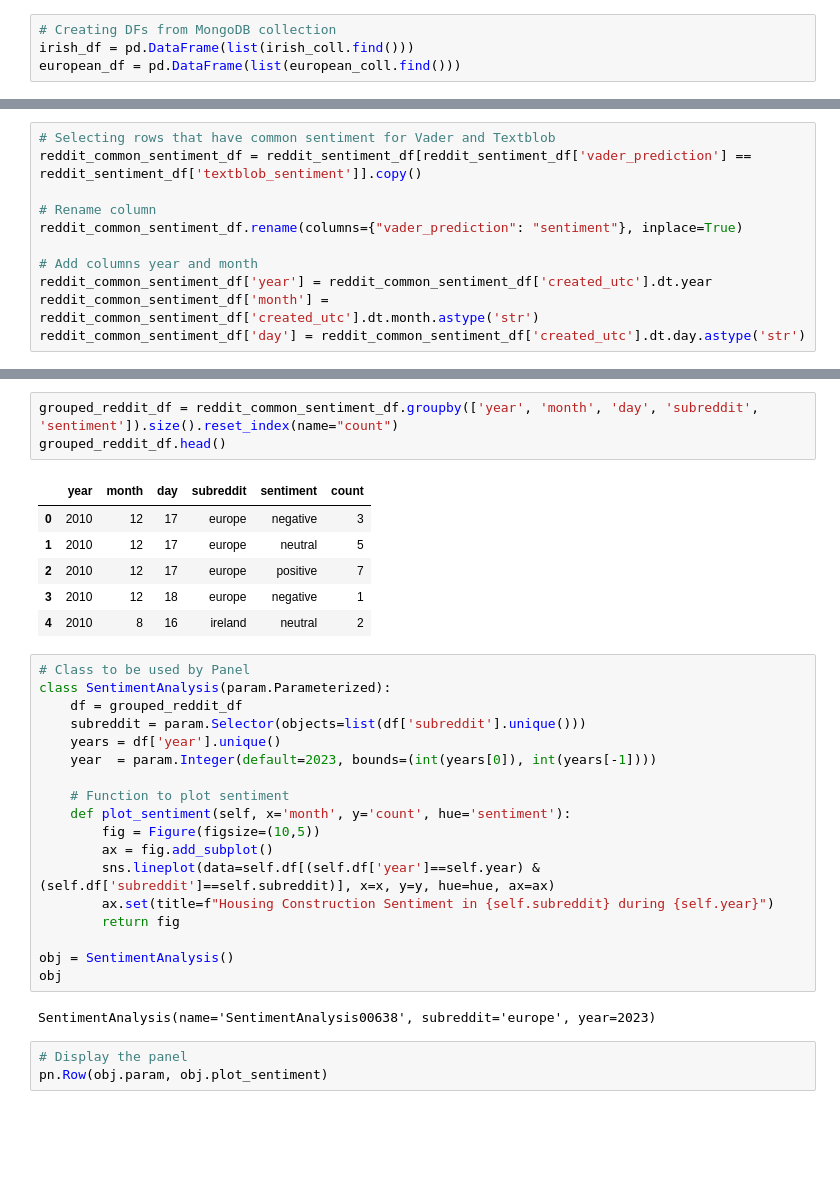
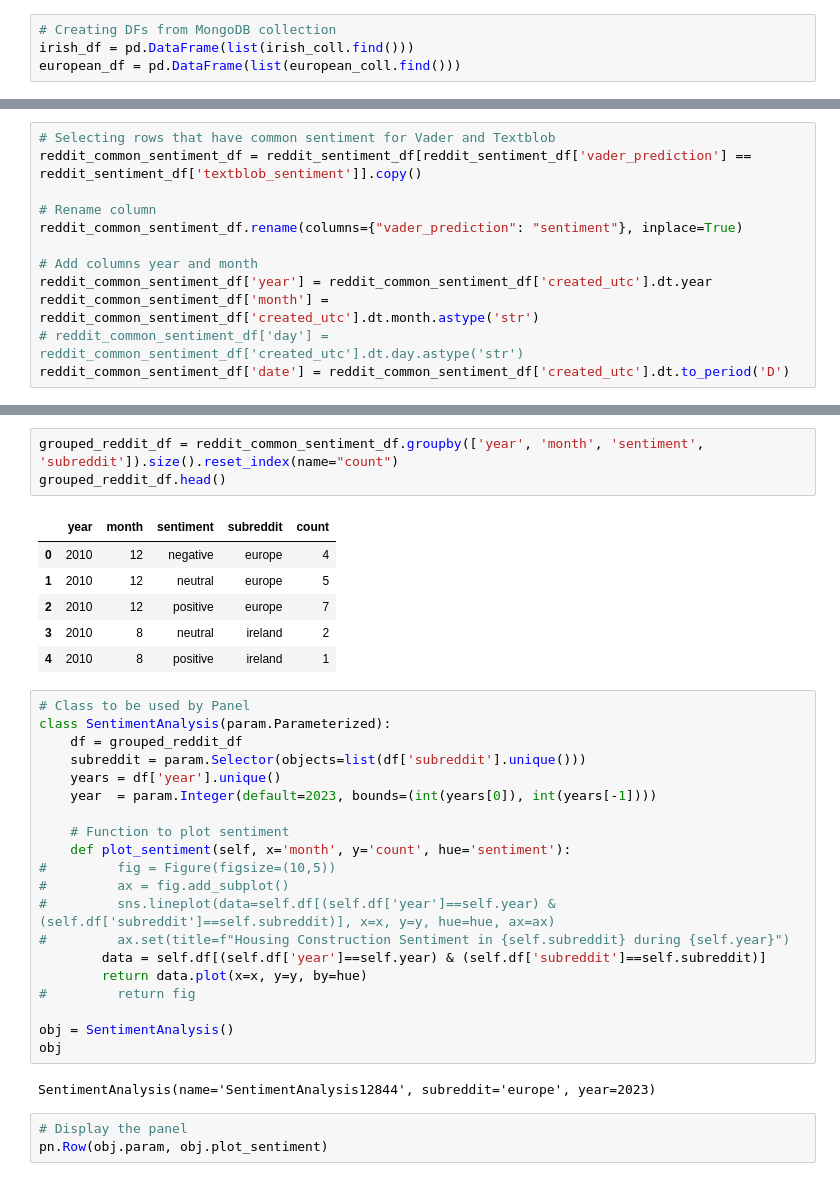
Before and after one commit to sbs23010/msc-da-sem1-ca2, a Jupyter notebook: sentiment-analysis.ipynb, the cells around one changed output, grey strips where cells are left out. Drawn from its saved outputs; the diff is of its cells as text; blank space fills up the shorter version.

```diff
--- a/sentiment-analysis.ipynb
+++ b/sentiment-analysis.ipynb
@@ -468,7 +470,8 @@ reddit_common_sentiment_df.rename(columns={"vader_prediction": "sentiment"}, inp
 # Add columns year and month
 reddit_common_sentiment_df['year'] = reddit_common_sentiment_df['created_utc'].dt.year
 reddit_common_sentiment_df['month'] = reddit_common_sentiment_df['created_utc'].dt.month.astype('str')
-reddit_common_sentiment_df['day'] = reddit_common_sentiment_df['created_utc'].dt.day.astype('str')
+# reddit_common_sentiment_df['day'] = reddit_common_sentiment_df['created_utc'].dt.day.astype('str')
+reddit_common_sentiment_df['date'] = reddit_common_sentiment_df['created_utc'].dt.to_period('D')
 # %%
 grouped_reddit_df = reddit_common_sentiment_df.groupby(['year', 'subreddit', 'sentiment']).size().reset_index(name="count")
 
@@ -481,13 +483,13 @@ sns.lineplot(data=grouped_reddit_df[grouped_reddit_df['subreddit']=='europe'], x
 # %%
-grouped_reddit_df = reddit_common_sentiment_df.groupby(['year', 'month', 'day', 'subreddit', 'sentiment']).size().reset_index(name="count")
+grouped_reddit_df = reddit_common_sentiment_df.groupby(['year', 'month', 'sentiment', 'subreddit']).size().reset_index(name="count")
 grouped_reddit_df.head()
 # %% [output]
-|  | year | month | day | subreddit | sentiment | count |
-| 0 | 2010 | 12 | 17 | europe | negative | 3 |
-| 1 | 2010 | 12 | 17 | europe | neutral | 5 |
-| 2 | 2010 | 12 | 17 | europe | positive | 7 |
-| 3 | 2010 | 12 | 18 | europe | negative | 1 |
-| 4 | 2010 | 8 | 16 | ireland | neutral | 2 |
+|  | year | month | sentiment | subreddit | count |
+| 0 | 2010 | 12 | negative | europe | 4 |
+| 1 | 2010 | 12 | neutral | europe | 5 |
+| 2 | 2010 | 12 | positive | europe | 7 |
+| 3 | 2010 | 8 | neutral | ireland | 2 |
+| 4 | 2010 | 8 | positive | ireland | 1 |
 # %%
 # Class to be used by Panel
 class SentimentAnalysis(param.Parameterized):
@@ -498,16 +500,18 @@ class SentimentAnalysis(param.Parameterized):
 
     # Function to plot sentiment
     def plot_sentiment(self, x='month', y='count', hue='sentiment'):
-        fig = Figure(figsize=(10,5))
-        ax = fig.add_subplot()
-        sns.lineplot(data=self.df[(self.df['year']==self.year) & (self.df['subreddit']==self.subreddit)], x=x, y=y, hue=hue, ax=ax)
-        ax.set(title=f"Housing Construction Sentiment in {self.subreddit} during {self.year}")
-        return fig
+#         fig = Figure(figsize=(10,5))
+#         ax = fig.add_subplot()
+#         sns.lineplot(data=self.df[(self.df['year']==self.year) & (self.df['subreddit']==self.subreddit)], x=x, y=y, hue=hue, ax=ax)
+#         ax.set(title=f"Housing Construction Sentiment in {self.subreddit} during {self.year}")
+        data = self.df[(self.df['year']==self.year) & (self.df['subreddit']==self.subreddit)]
+        return data.plot(x=x, y=y, by=hue)
+#         return fig
 
 obj = SentimentAnalysis()
 obj
 # %% [output]
-SentimentAnalysis(name='SentimentAnalysis00638', subreddit='europe', year=2023)
+SentimentAnalysis(name='SentimentAnalysis12844', subreddit='europe', year=2023)
 # %%
 # Display the panel
 pn.Row(obj.param, obj.plot_sentiment)
```
Also changed, not shown: parts of 3 cells of this notebook.
